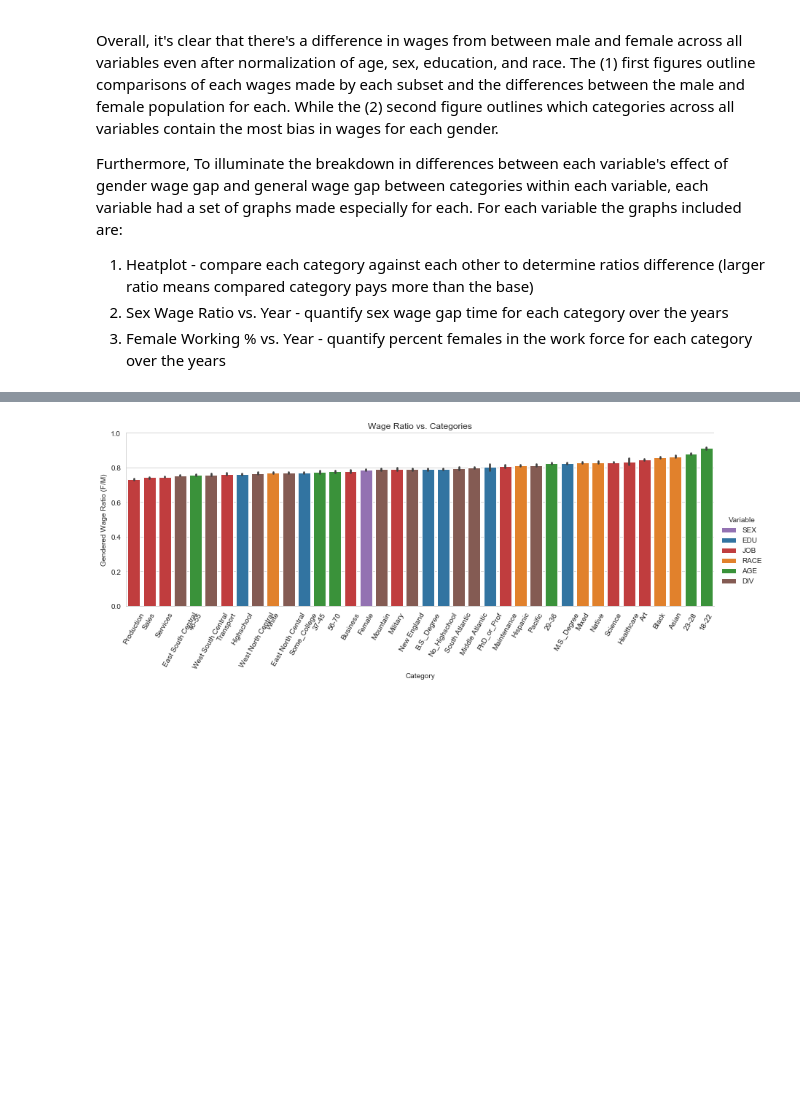
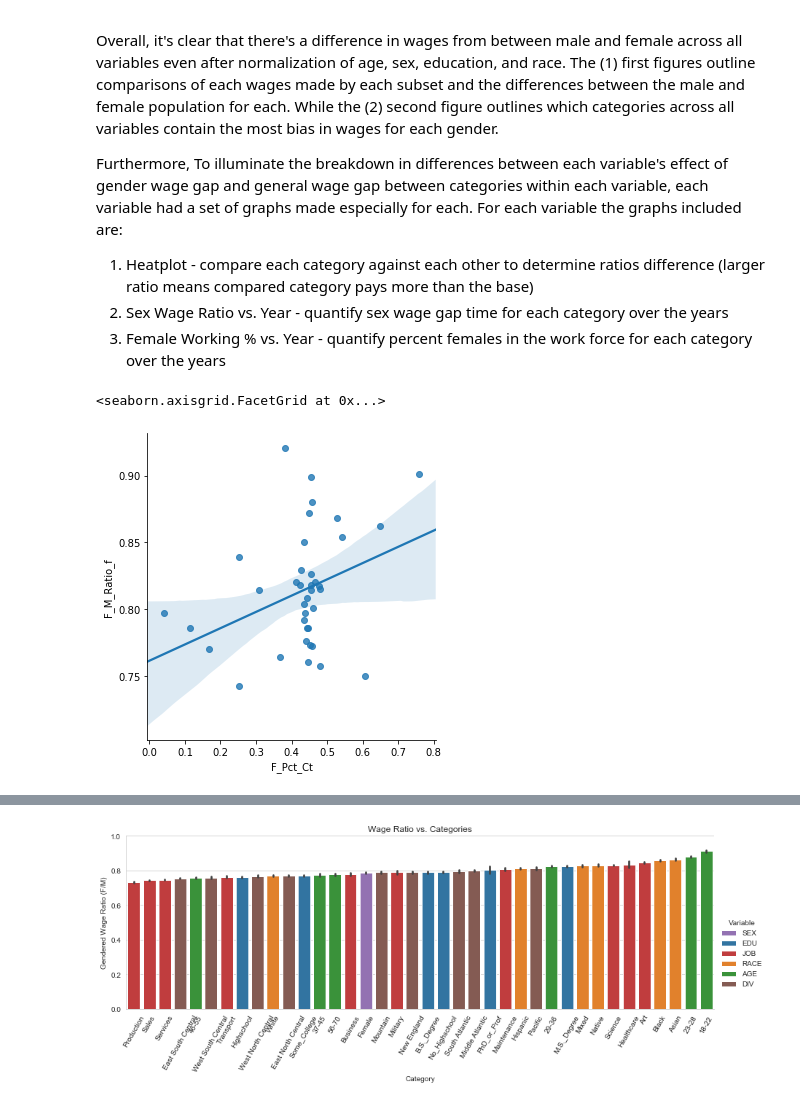
Before and after one commit to AlbeChen/Census_Wage_Analysis, a Jupyter notebook: ACS_Notebook_Final_Analysis.ipynb, the cells around one changed output, grey strips where cells are left out. Drawn from its saved outputs; the diff is of its cells as text; code cells hidden in the pictures; blank space fills up the shorter version.

```diff
--- a/ACS_Notebook_Final_Analysis.ipynb
+++ b/ACS_Notebook_Final_Analysis.ipynb
@@ -99,3 +99,9 @@ Furthermore, To illuminate the breakdown in differences between each variable's
 1. Heatplot - compare each category against each other to determine ratios difference (larger ratio means compared category pays more than the base)
 2. Sex Wage Ratio vs. Year - quantify sex wage gap time for each category over the years
 3. Female Working % vs. Year - quantify percent females in the work force for each category over the years
+# %%
+yearly_sex_full_18 = yearly_sex_full[(yearly_sex_full["Year"] == 2018)]
+sns.lmplot(data=yearly_sex_full_18, x="F_Pct_Ct", y="F_M_Ratio_f", robust=True)
+# %% [output]
+<seaborn.axisgrid.FacetGrid at 0x...>
+[figure, added]
```
Also changed, not shown: parts of 2 cells of this notebook, 25 other files.
